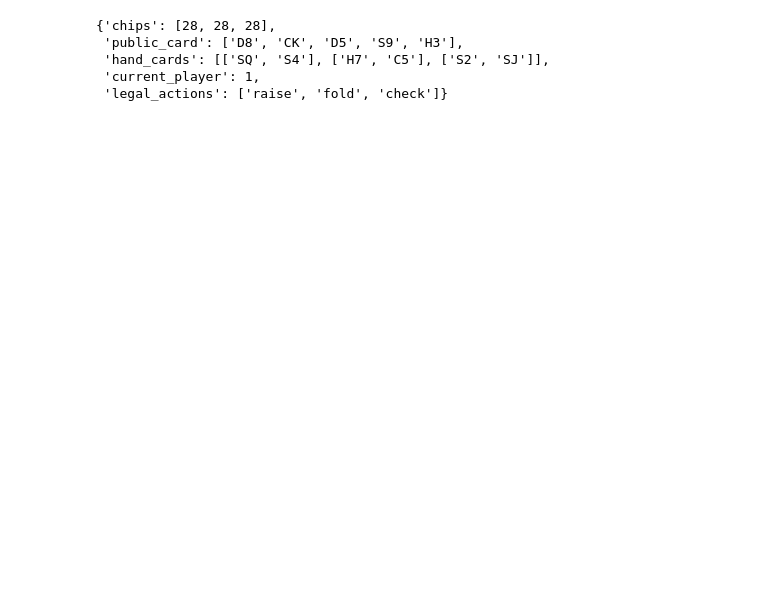
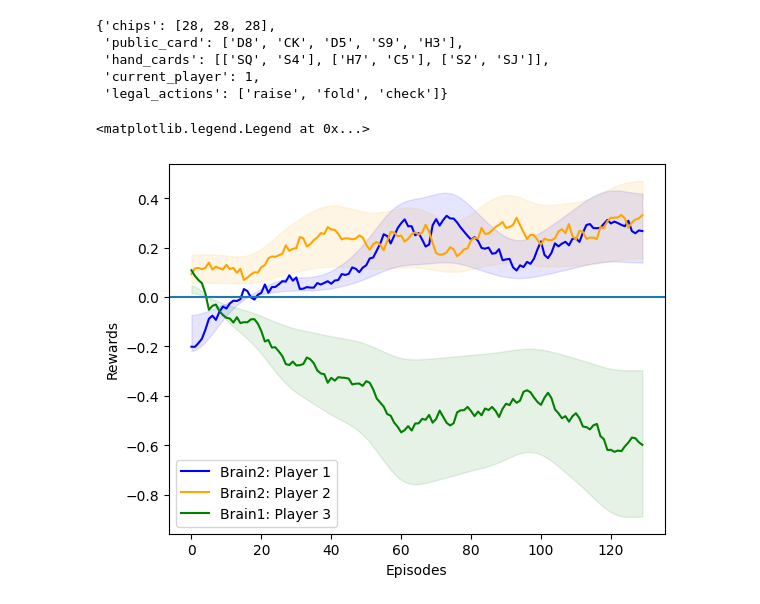
Before and after one commit to aishik-pyne/DeceptiveMultiAgentPoker, a Jupyter notebook: src/notebooks/rlcard_multiagent_train - Copy.ipynb, the cells around one changed output. Cells and saved outputs as stored; diff of their text form; code cells hidden in the pictures; blank space fills up the shorter version.

```diff
--- a/src/notebooks/rlcard_multiagent_train - Copy.ipynb
+++ b/src/notebooks/rlcard_multiagent_train - Copy.ipynb
@@ -82,3 +86,73 @@ eval_env.get_perfect_information()
  'hand_cards': [['SQ', 'S4'], ['H7', 'C5'], ['S2', 'SJ']],
  'current_player': 1,
  'legal_actions': ['raise', 'fold', 'check']}
+# %%
+import pandas as pd
+import ast
+import numpy as np
+import matplotlib.pyplot as plt
+def numpy_ewma_vectorized_v2(data, window):
+
+    alpha = 2 /(window + 1.0)
+    alpha_rev = 1-alpha
+    n = data.shape[0]
+
+    pows = alpha_rev**(np.arange(n+1))
+
+    scale_arr = 1/pows[:-1]
+    offset = data[0]*pows[1:]
+    pw0 = alpha*alpha_rev**(n-1)
+
+    mult = data*pw0*scale_arr
+    cumsums = mult.cumsum()
+    out = offset + cumsums*scale_arr[::-1]
+    return out
+
+import seaborn as sns
+from scipy.ndimage.filters import gaussian_filter1d
+df = pd.read_csv(r'./checkpoint_collab/performance.csv')
+# df2 = pd.read_csv(r'.\checkpoint_collab\performancev1.csv')
+df['reward'] = df['reward'].apply(ast.literal_eval)
+df['player1'] = numpy_ewma_vectorized_v2(np.array(df['reward'].tolist())[:, 0], 50)
+df['player2'] = numpy_ewma_vectorized_v2(np.array(df['reward'].tolist())[:, 1], 50)
+df['player3'] = numpy_ewma_vectorized_v2(np.array(df['reward'].tolist())[:, 2], 50)
+
+# df2['reward'] = df2['reward'].apply(ast.literal_eval)
+# plt.figure(figsize=(20,5))
+fig = plt.figure()
+ax = plt.gca()
+
+plt.plot(df['player1'], color="blue", label="Brain2: Player 1")
+arr = df['player1'].to_numpy()
+upper_err = gaussian_filter1d(arr + (arr/2), sigma=5)
+lower_err = gaussian_filter1d(arr - (arr/2), sigma=5)
+
+y_pos = np.arange(arr.shape[0])
+ax.fill_between(y_pos, upper_err, lower_err, color='blue', alpha=0.1)
+
+plt.plot(df['player2'], color="orange", label="Brain2: Player 2")
+arr = df['player2'].to_numpy()
+upper_err = gaussian_filter1d(arr + (arr/2), sigma=5)
+lower_err = gaussian_filter1d(arr - (arr/2), sigma=5)
+
+y_pos = np.arange(arr.shape[0])
+ax.fill_between(y_pos, upper_err, lower_err, color='orange', alpha=0.1)
+
+plt.plot(df['player3'], color="green", label="Brain1: Player 3")
+arr = df['player3'].to_numpy()
+upper_err = gaussian_filter1d(arr + (arr/2), sigma=5)
+lower_err = gaussian_filter1d(arr - (arr/2), sigma=5)
+
+y_pos = np.arange(arr.shape[0])
+ax.fill_between(y_pos, upper_err, lower_err, color='green', alpha=0.1)
+
+plt.axhline(0)
+plt.ylabel("Rewards")
+plt.xlabel("Episodes")
+# sns.lineplot(df, x='episode',y='player1')
+# sns.lineplot(df, x='episode',y='player2')
+# sns.lineplot(df, x='episode',y='player3')
+plt.legend()
+# %% [output]
+<matplotlib.legend.Legend at 0x...>
+[figure, added]
```
Also changed, not shown: parts of 7 cells of this notebook, 11 other files.
